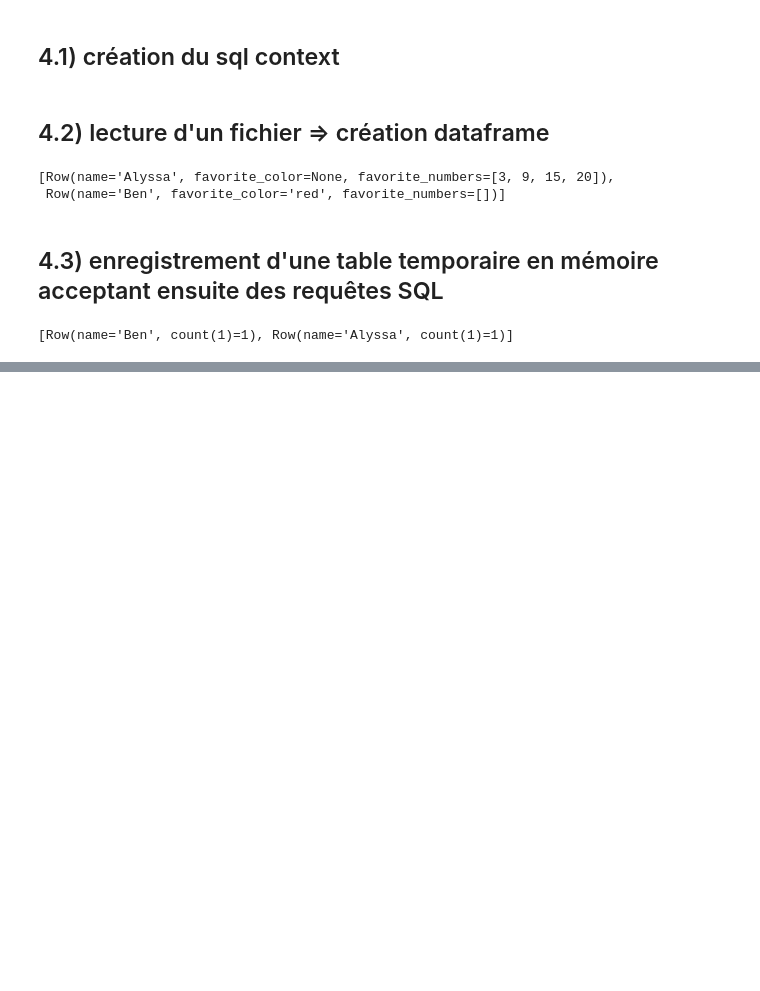
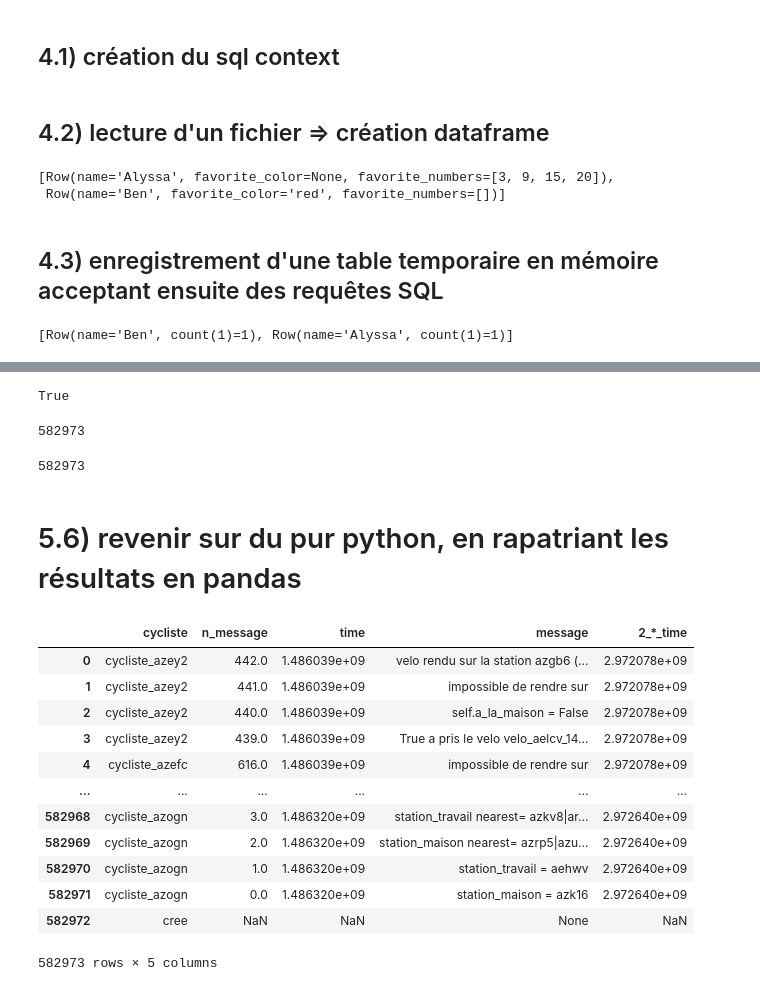
Before and after one commit to romainjouin/2021_esilv_spark, a Jupyter notebook: spark3.ipynb, the cells around one changed output, grey strips where cells are left out. Cells and saved outputs as stored; diff of their text form; code cells hidden in the pictures; blank space fills up the shorter version.

```diff
--- a/spark3.ipynb
+++ b/spark3.ipynb
@@ -169,0 +203,14 @@ df.head(5)
+# %%
+df3.is_cached
+# %% [output]
+True
+# %%
+_.count()
+# %% [output]
+582973
+# %%
+df3.count()
+# %% [output]
+582973
+# %% [markdown]
+# 5.6) revenir sur du pur python, en rapatriant les résultats en pandas
@@ -169,0 +219,17 @@ df.head(5)
+# %%
+# on retrouve l'interface pandas / le display
+instance_pandas
+# %% [output]
+|  | cycliste | n_message | time | message | 2_*_time |
+| 0 | cycliste_azey2 | 442.0 | 1.486039e+09 | velo rendu sur la station azgb6 (... | 2.972078e+09 |
+| 1 | cycliste_azey2 | 441.0 | 1.486039e+09 | impossible de rendre sur | 2.972078e+09 |
+| 2 | cycliste_azey2 | 440.0 | 1.486039e+09 | self.a_la_maison = False | 2.972078e+09 |
+| 3 | cycliste_azey2 | 439.0 | 1.486039e+09 | True a pris le velo velo_aelcv_14... | 2.972078e+09 |
+| 4 | cycliste_azefc | 616.0 | 1.486039e+09 | impossible de rendre sur | 2.972078e+09 |
+| ... | ... | ... | ... | ... | ... |
+| 582968 | cycliste_azogn | 3.0 | 1.486320e+09 | station_travail nearest= azkv8|ar... | 2.972640e+09 |
+| 582969 | cycliste_azogn | 2.0 | 1.486320e+09 | station_maison nearest= azrp5|azu... | 2.972640e+09 |
+| 582970 | cycliste_azogn | 1.0 | 1.486320e+09 | station_travail = aehwv | 2.972640e+09 |
+| 582971 | cycliste_azogn | 0.0 | 1.486320e+09 | station_maison = azk16 | 2.972640e+09 |
+| 582972 | cree | NaN | NaN | None | NaN |
+582973 rows × 5 columns
```
Also changed, not shown: parts of 33 cells of this notebook, 4 other files.
